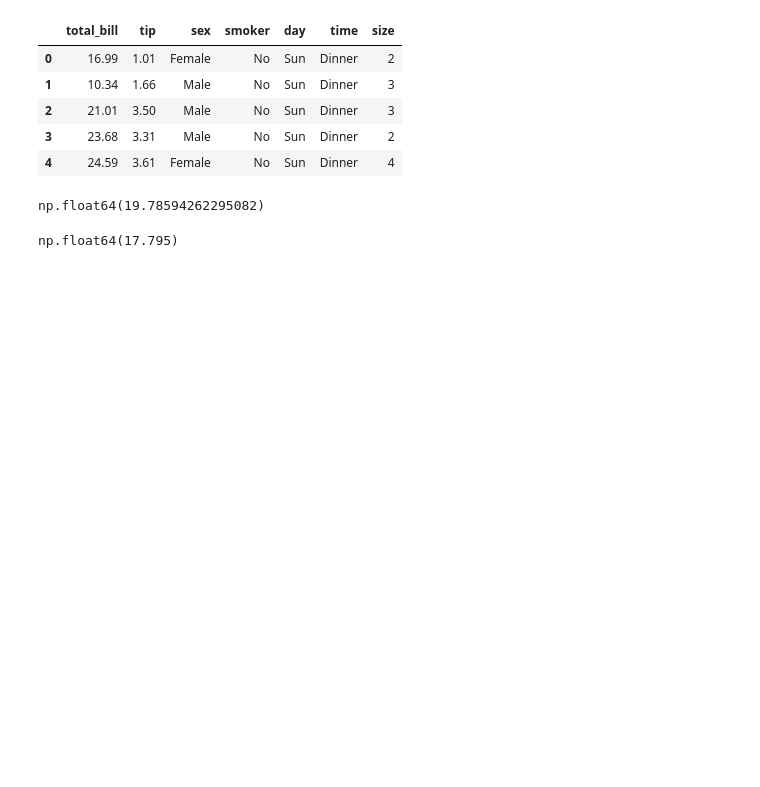
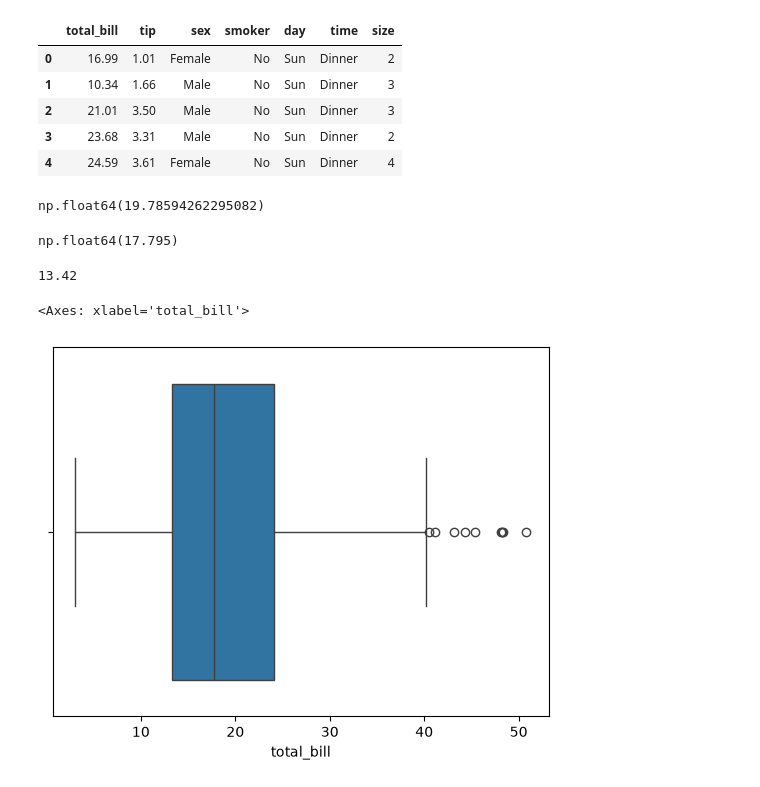
Before and after one commit to TridentifyIshaan/AIML_MiniProjects, a Jupyter notebook: Stats/1.ipynb, the cells around one changed output. Cells and saved outputs as stored; diff of their text form; code cells hidden in the pictures; blank space fills up the shorter version.

```diff
--- a/Stats/1.ipynb
+++ b/Stats/1.ipynb
@@ -48,3 +40,12 @@ np.float64(19.78594262295082)
 np.median(df['total_bill'])
 # %% [output]
 np.float64(17.795)
+# %%
+statistics.mode(df['total_bill'])
+# %% [output]
+13.42
+# %%
+sns.boxplot(x=df['total_bill'])
+# %% [output]
+<Axes: xlabel='total_bill'>
+[figure, added]
```
Also changed, not shown: parts of 7 cells of this notebook.
